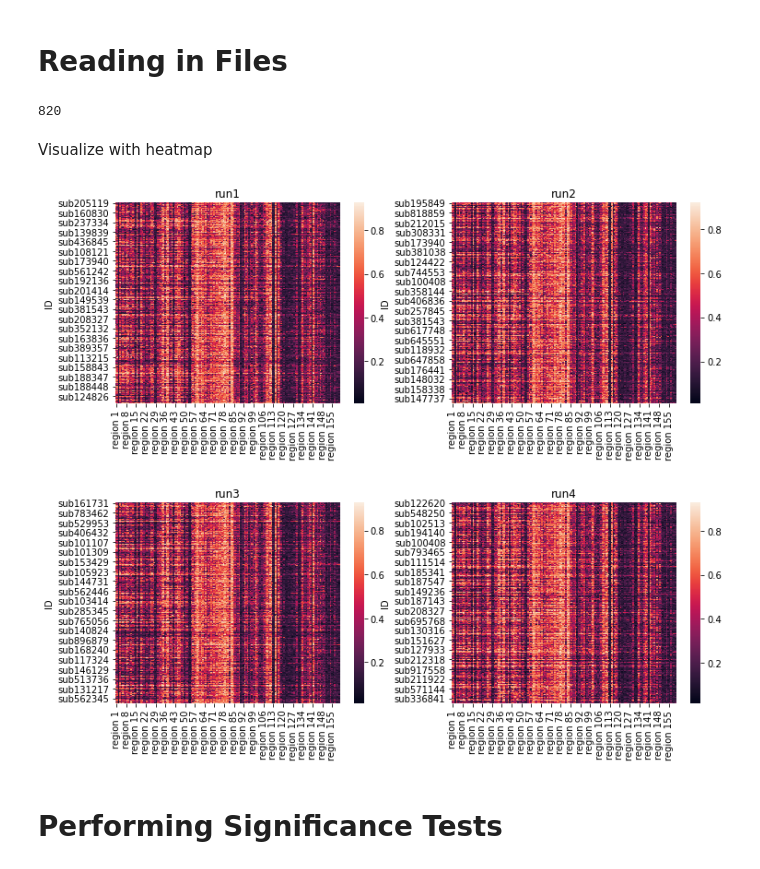
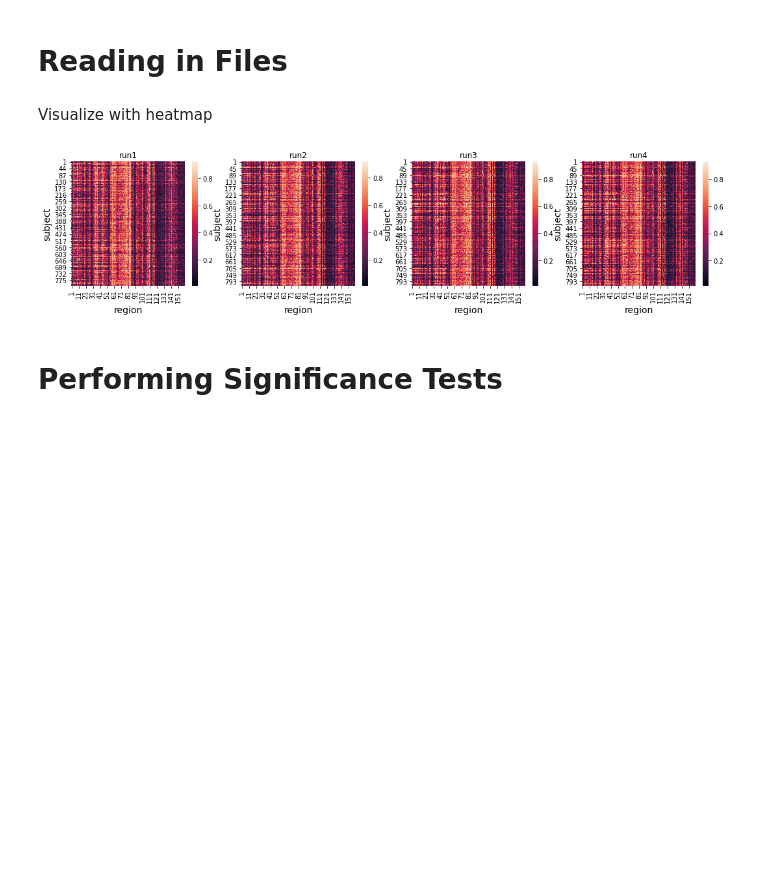
Before and after one commit to DylanYang7225/FMRI-Analysis, a Jupyter notebook: part1_Mean_Variance_and_Standard_Deviation.ipynb, the cells around one changed output. Drawn from its saved outputs; the diff is of its cells as text; code cells hidden in the pictures; blank space fills up the shorter version.

```diff
--- a/part1_Mean_Variance_and_Standard_Deviation.ipynb
+++ b/part1_Mean_Variance_and_Standard_Deviation.ipynb
@@ -41,23 +41,23 @@ for run in runs:
     Rscore.to_csv('E:/projects/connectome/results/'+run+'/Rscore/Rscore_all.csv',index=True)
 
     all_Rscore.append(Rscore)
-# %%
-len(set(all_Rscore[2].index))
-# %% [output]
-820
+# %%
+for i in range(4):
+    all_Rscore[i] = all_Rscore[i].sort_index()
+    all_Rscore[i].index = list(range(1,len(all_Rscore[i].index)+1))
+    all_Rscore[i].columns = list(range(1,len(all_Rscore[i].columns)+1))
 # %% [markdown]
 Visualize with heatmap
 # %%
-for i in range(2):
-    fig, axes = plt.subplots(nrows=1, ncols=2, figsize=(12, 4))
-    seaborn.heatmap(all_Rscore[2*i],ax=axes[0])
-    seaborn.heatmap(all_Rscore[2*i+1],ax=axes[1])
-    axes[0].title.set_text('run'+str(i*2+1))
-    axes[1].title.set_text('run'+str(i*2+2))
-    plt.show()
+fig, axes = plt.subplots(nrows=1, ncols=4, figsize=(18, 3.5))
+for i in range(4):
+    seaborn.heatmap(all_Rscore[i],ax=axes[i])
+    axes[i].set_title('run'+str(i+1))
+    axes[i].set_xlabel('region',fontsize=14)
+    axes[i].set_ylabel('subject',fontsize=14)
+plt.show()
 # %% [output]
-[figure, old version]
+[figure, new version]
-[figure, removed]
 # %% [markdown]
 # Performing Significance Tests
 # %% [markdown]
```
Also changed, not shown: parts of 12 cells of this notebook, 4 other files.
